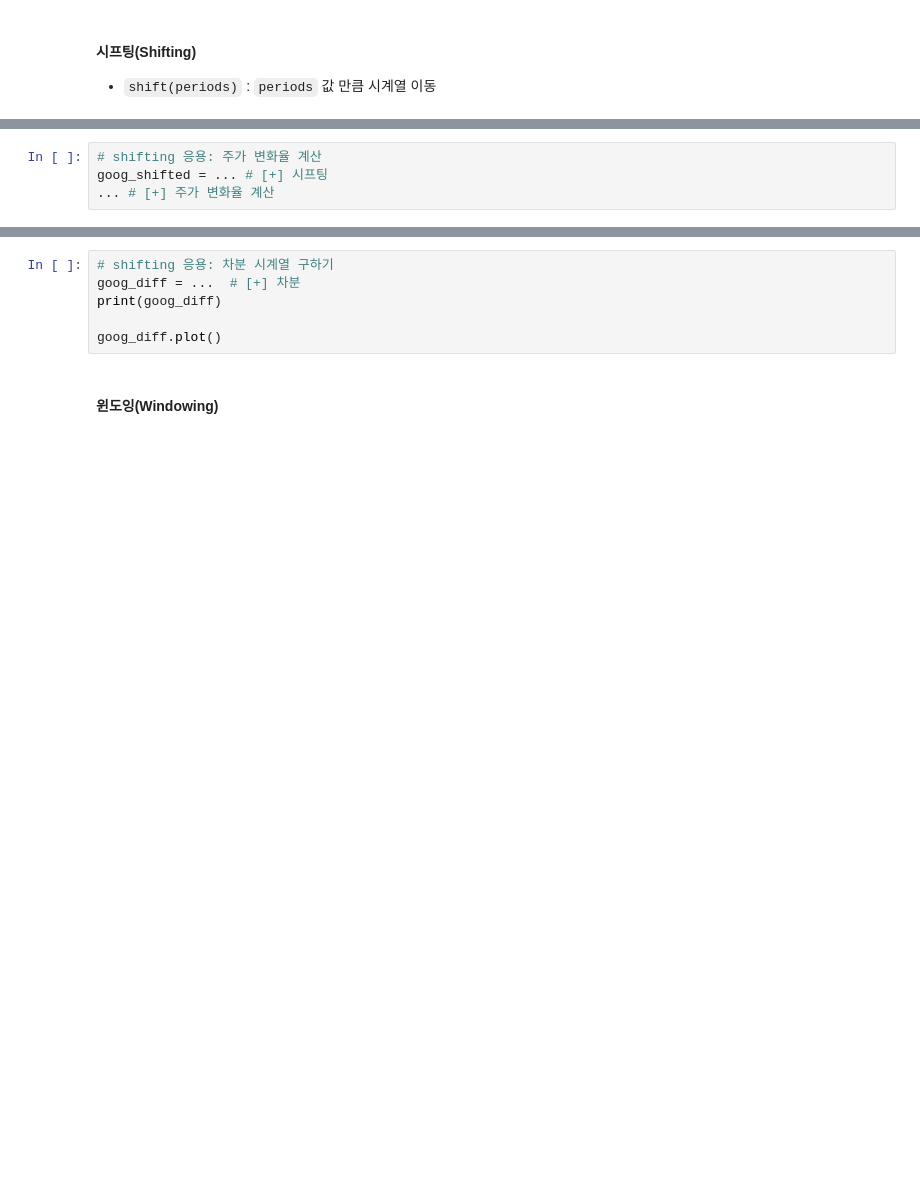
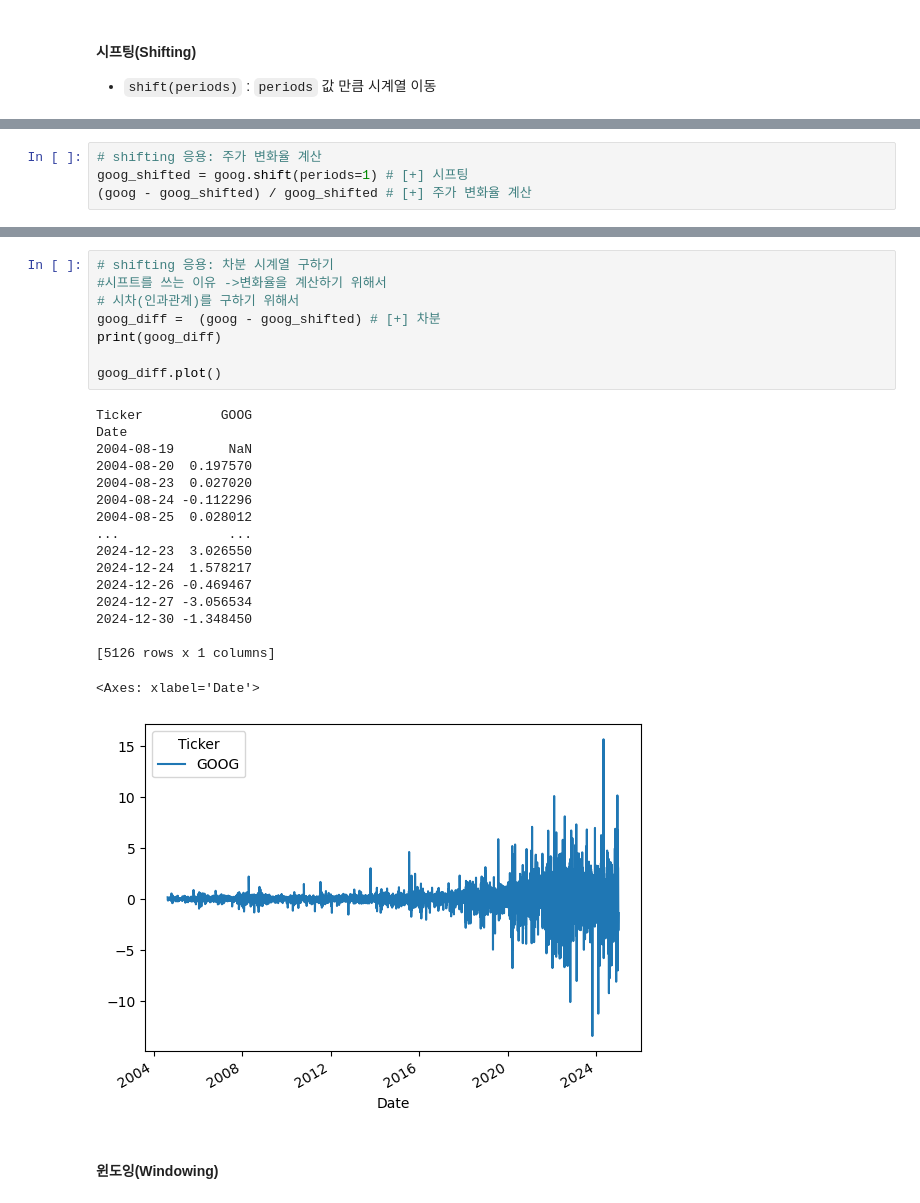
Before and after one commit to yun0-0514/sh320-data-engineering, a Jupyter notebook: ex11_timeseries_specific_operations.ipynb, the cells around one changed output, grey strips where cells are left out. Drawn from its saved outputs; the diff is of its cells as text; blank space fills up the shorter version.

```diff
--- a/ex11_timeseries_specific_operations.ipynb
+++ b/ex11_timeseries_specific_operations.ipynb
@@ -136,4 +187,4 @@ plt.tight_layout()
 # %%
 # shifting 응용: 주가 변화율 계산
-goog_shifted = ... # [+] 시프팅
-... # [+] 주가 변화율 계산
+goog_shifted = goog.shift(periods=1) # [+] 시프팅
+(goog - goog_shifted) / goog_shifted # [+] 주가 변화율 계산
@@ -140,9 +206,29 @@ goog_shifted = ... # [+] 시프팅
 # %%
 # shifting 응용: 차분 시계열 구하기
-goog_diff = ...  # [+] 차분
+#시프트를 쓰는 이유 ->변화율을 계산하기 위해서
+# 시차(인과관계)를 구하기 위해서
+goog_diff =  (goog - goog_shifted) # [+] 차분
 print(goog_diff)
 
 goog_diff.plot()
+# %% [output]
+Ticker          GOOG
+Date
+2004-08-19       NaN
+2004-08-20  0.197570
+2004-08-23  0.027020
+2004-08-24 -0.112296
+2004-08-25  0.028012
+...              ...
+2024-12-23  3.026550
+2024-12-24  1.578217
+2024-12-26 -0.469467
+2024-12-27 -3.056534
+2024-12-30 -1.348450
+
+[5126 rows x 1 columns]
+<Axes: xlabel='Date'>
+[figure, added]
 # %% [markdown]
 #### <strong> 윈도잉(Windowing)
 # %%
```
Also changed, not shown: parts of 9 cells of this notebook.
